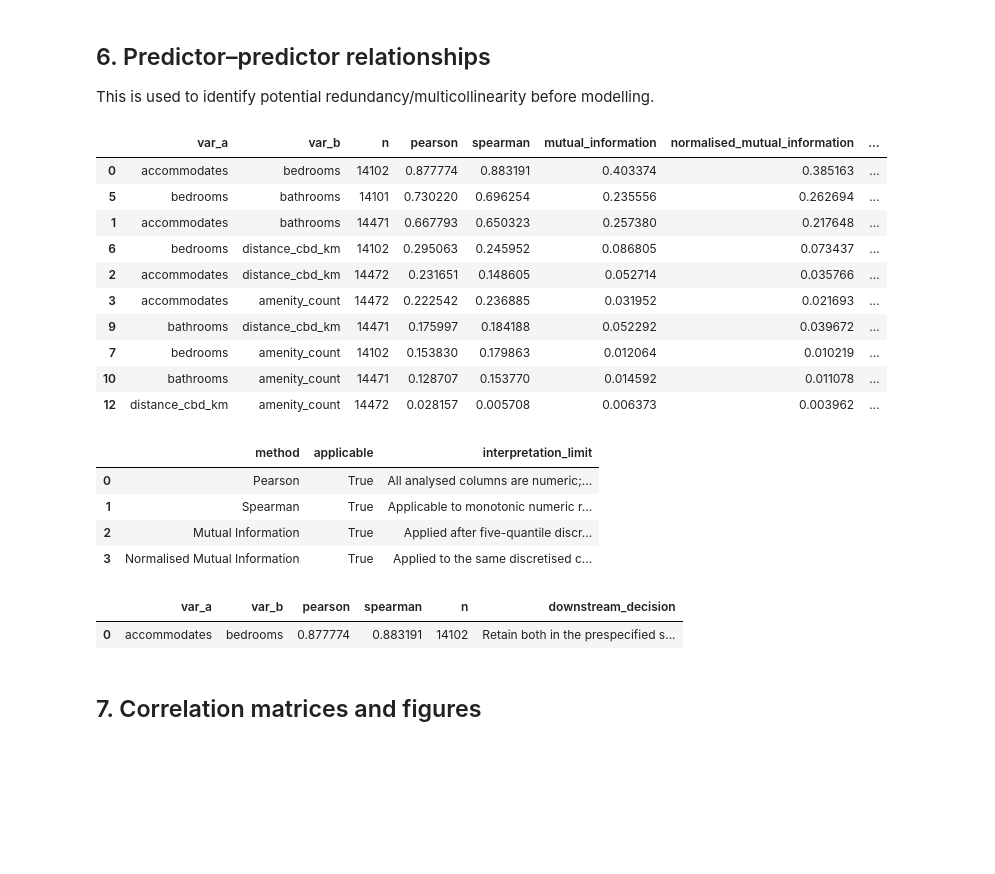
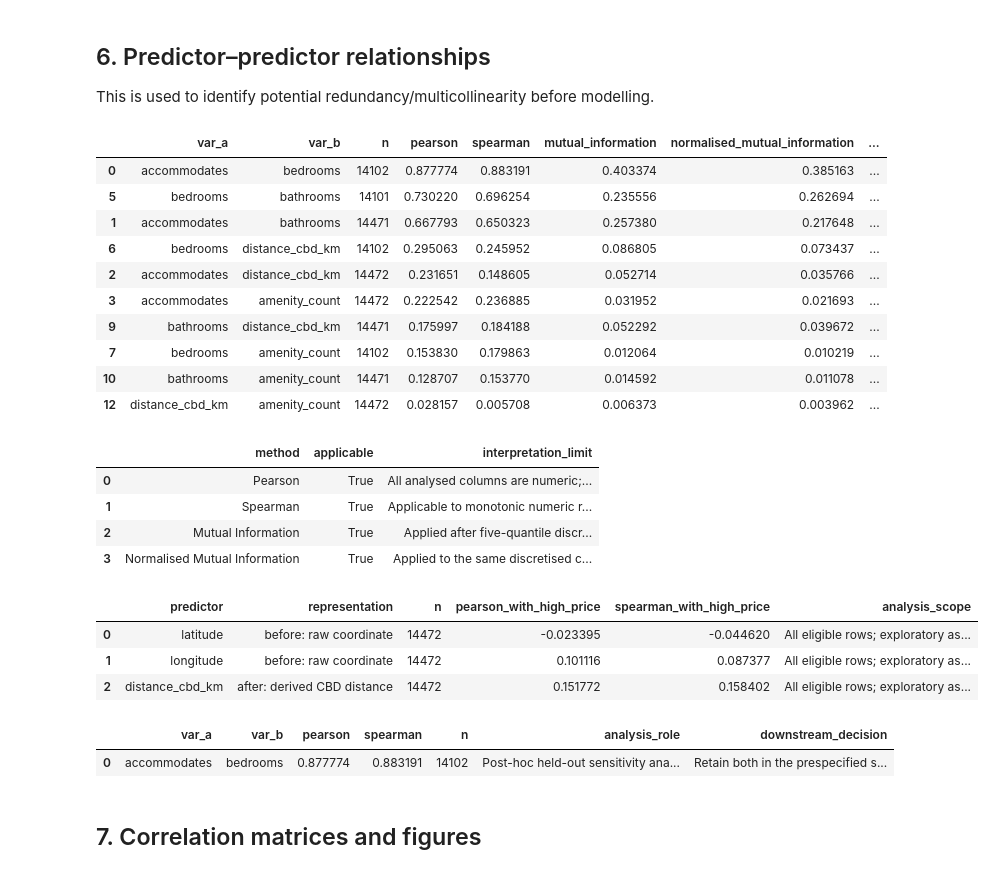
Before and after one commit to tuan891221/COMP20008_A2_W04G10, a Jupyter notebook: notebooks/02_correlation.ipynb, the cells around one changed output. Drawn from its saved outputs; the diff is of its cells as text; code cells hidden in the pictures; blank space fills up the shorter version.

Commit message:
Add sensitivity evidence and runtime provenance

```diff
--- a/notebooks/02_correlation.ipynb
+++ b/notebooks/02_correlation.ipynb
@@ -255,38 +255,66 @@ high_correlation_decisions = predictor_pairs.loc[
     | (predictor_pairs["abs_spearman"] >= 0.80),
     ["var_a", "var_b", "pearson", "spearman", "n"],
 ].copy()
+high_correlation_decisions["analysis_role"] = (
+    "Post-hoc held-out sensitivity analysis only; not used for model selection."
+)
 high_correlation_decisions["downstream_decision"] = (
     "Retain both in the prespecified size benchmark, then quantify held-out "
     "macro-F1 sensitivity after dropping each member of the pair."
 )
 
 display(
     predictor_pairs.sort_values(
         ["abs_pearson", "normalised_mutual_information"],
         ascending=False,
     )
 )
+distance_association_rows = []
+for predictor, representation in [
+    ("latitude", "before: raw coordinate"),
+    ("longitude", "before: raw coordinate"),
+    ("distance_cbd_km", "after: derived CBD distance"),
+]:
+    pair = df[[predictor, "high_price"]].dropna()
+    distance_association_rows.append({
+        "predictor": predictor,
+        "representation": representation,
+        "n": len(pair),
+        "pearson_with_high_price": float(pearsonr(pair[predictor], pair["high_price"]).statistic),
+        "spearman_with_high_price": float(spearmanr(pair[predictor], pair["high_price"]).statistic),
+    })
+
+distance_target_association = pd.DataFrame(distance_association_rows)
+distance_target_association["analysis_scope"] = (
+    "All eligible rows; exploratory association only, not model selection."
+)
+
 display(method_applicability)
+display(distance_target_association)
 display(high_correlation_decisions)
 # %% [output]
 |  | var_a | var_b | n | pearson | spearman | mutual_information | normalised_mutual_information | ... |
 | 0 | accommodates | bedrooms | 14102 | 0.877774 | 0.883191 | 0.403374 | 0.385163 | ... |
 | 5 | bedrooms | bathrooms | 14101 | 0.730220 | 0.696254 | 0.235556 | 0.262694 | ... |
 | 1 | accommodates | bathrooms | 14471 | 0.667793 | 0.650323 | 0.257380 | 0.217648 | ... |
 | 6 | bedrooms | distance_cbd_km | 14102 | 0.295063 | 0.245952 | 0.086805 | 0.073437 | ... |
 | 2 | accommodates | distance_cbd_km | 14472 | 0.231651 | 0.148605 | 0.052714 | 0.035766 | ... |
 | 3 | accommodates | amenity_count | 14472 | 0.222542 | 0.236885 | 0.031952 | 0.021693 | ... |
 | 9 | bathrooms | distance_cbd_km | 14471 | 0.175997 | 0.184188 | 0.052292 | 0.039672 | ... |
 | 7 | bedrooms | amenity_count | 14102 | 0.153830 | 0.179863 | 0.012064 | 0.010219 | ... |
 | 10 | bathrooms | amenity_count | 14471 | 0.128707 | 0.153770 | 0.014592 | 0.011078 | ... |
 | 12 | distance_cbd_km | amenity_count | 14472 | 0.028157 | 0.005708 | 0.006373 | 0.003962 | ... |
 |  | method | applicable | interpretation_limit |
 | 0 | Pearson | True | All analysed columns are numeric;... |
 | 1 | Spearman | True | Applicable to monotonic numeric r... |
 | 2 | Mutual Information | True | Applied after five-quantile discr... |
 | 3 | Normalised Mutual Information | True | Applied to the same discretised c... |
-|  | var_a | var_b | pearson | spearman | n | downstream_decision |
-| 0 | accommodates | bedrooms | 0.877774 | 0.883191 | 14102 | Retain both in the prespecified s... |
+|  | predictor | representation | n | pearson_with_high_price | spearman_with_high_price | analysis_scope |
+| 0 | latitude | before: raw coordinate | 14472 | -0.023395 | -0.044620 | All eligible rows; exploratory as... |
+| 1 | longitude | before: raw coordinate | 14472 | 0.101116 | 0.087377 | All eligible rows; exploratory as... |
+| 2 | distance_cbd_km | after: derived CBD distance | 14472 | 0.151772 | 0.158402 | All eligible rows; exploratory as... |
+|  | var_a | var_b | pearson | spearman | n | analysis_role | downstream_decision |
+| 0 | accommodates | bedrooms | 0.877774 | 0.883191 | 14102 | Post-hoc held-out sensitivity ana... | Retain both in the prespecified s... |
 # %% [markdown]
 ## 7. Correlation matrices and figures
 # %%
```
Also changed, not shown: parts of 2 cells of this notebook, 14 other files.
